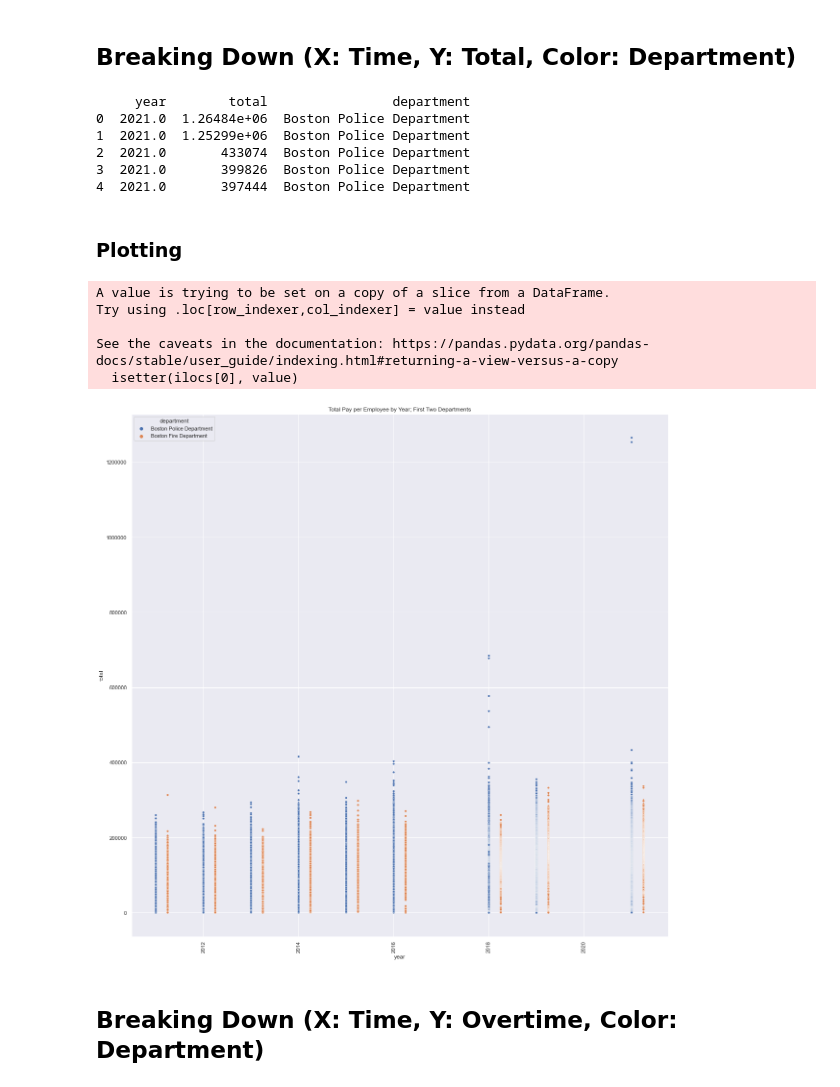
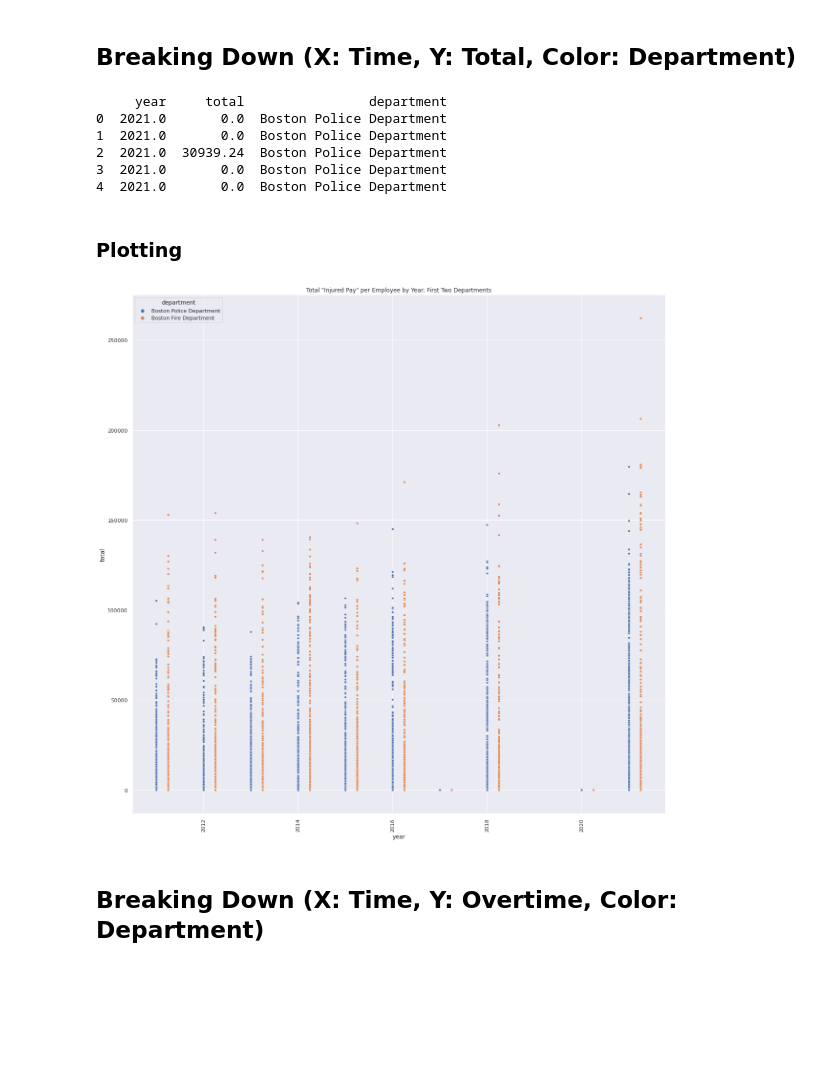
Before and after one commit to atomdog/CBBA, a Jupyter notebook: prototype visuals.ipynb, the cells around one changed output. Saved outputs shown, nothing was run; the diff lists cells and outputs as text; code cells hidden in the pictures; blank space fills up the shorter version.

```diff
--- a/prototype visuals.ipynb
+++ b/prototype visuals.ipynb
@@ -202,9 +202,9 @@ print(our_dataframe.head())
 ## Breaking Down (X: Time, Y: Total, Color: Department)
 # %%
 from IPython.display import clear_output, display
-
+import time
 x_axis = our_dataframe["year"]
-y_axis = our_dataframe["total"]
+y_axis = our_dataframe["injured"]
 departments = our_dataframe["department"]
 assert len(x_axis)==len(y_axis)
 assert len(x_axis)==len(departments)
@@ -213,10 +213,11 @@ assert len(y_axis)==len(departments)
 points = []
 indexed = min([len(departments), len(y_axis), len(x_axis)])
 print(indexed)
-print("/r")
+#print("/r")
 for z in range(0, indexed):
-    clear_output(wait=True)
-    print(str((z / indexed)*100)+"% "+'\n'+ str(z)+" of " + str(indexed))
+    #clear_output(wait=True)
+    #print(str((z / indexed)*100)+"% "+'\n'+ str(z)+" of " + str(indexed))
+    #time.sleep(0.0001)
     if(str(x_axis[z]).replace(".","").isnumeric()):
         x_axis[z] = int(x_axis[z])
     else:
@@ -234,37 +235,32 @@ clear_output(wait=False)
 our_cleaned_dataframe = pd.DataFrame(data=points,columns=["year", "total", "department"])
 print(our_cleaned_dataframe.head())
 # %% [output]
-     year        total                department
-0  2021.0  1.26484e+06  Boston Police Department
-1  2021.0  1.25299e+06  Boston Police Department
-2  2021.0       433074  Boston Police Department
-3  2021.0       399826  Boston Police Department
-4  2021.0       397444  Boston Police Department
+     year     total                department
+0  2021.0       0.0  Boston Police Department
+1  2021.0       0.0  Boston Police Department
+2  2021.0  30939.24  Boston Police Department
+3  2021.0       0.0  Boston Police Department
+4  2021.0       0.0  Boston Police Department
 # %% [markdown]
 ### Plotting
 # %%
 import seaborn as sns
 import matplotlib.pyplot as plt
 
 plt.ticklabel_format(style='plain', axis='y')
 plt.xticks(rotation=90)
 options = ["Boston Police Department", "Boston Fire Department"]
 filtered_df = our_cleaned_dataframe[our_cleaned_dataframe['department'].isin(options)]
 filtered_df.loc[our_cleaned_dataframe['department'].isin(["Boston Fire Department"]), "year"]+=0.25
 sns.set(rc = {'figure.figsize':(20,20)})
 sns.set(font_scale = 60)
 sns.set_context("notebook")
 
 sc = sns.scatterplot(data=filtered_df, x="year", y="total", hue="department", legend = True, s=20)
 sc.invert_yaxis()
-sc.set(title='Total Pay per Employee by Year; First Two Departments')
+sc.set(title='Total "Injured Pay" per Employee by Year; First Two Departments')
 plt.show()
 # %% [output]
-A value is trying to be set on a copy of a slice from a DataFrame.
-Try using .loc[row_indexer,col_indexer] = value instead
-
-See the caveats in the documentation: https://pandas.pydata.org/pandas-docs/stable/user_guide/indexing.html#returning-a-view-versus-a-copy
-  isetter(ilocs[0], value)
-[figure, old version]
+[figure, new version]
 # %% [markdown]
 ## Breaking Down (X: Time, Y: Overtime, Color: Department)
```
Also changed, not shown: 1 other file.
